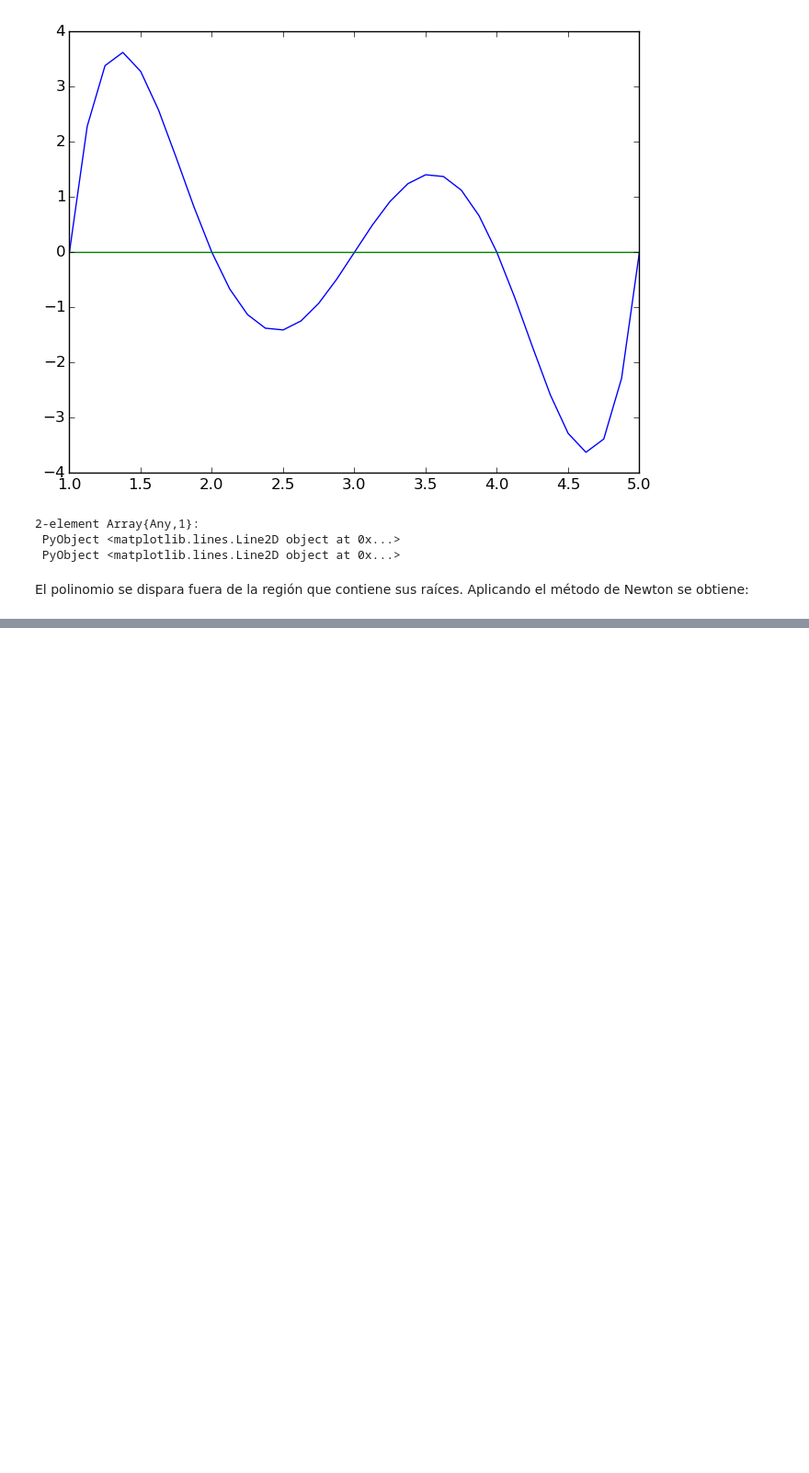
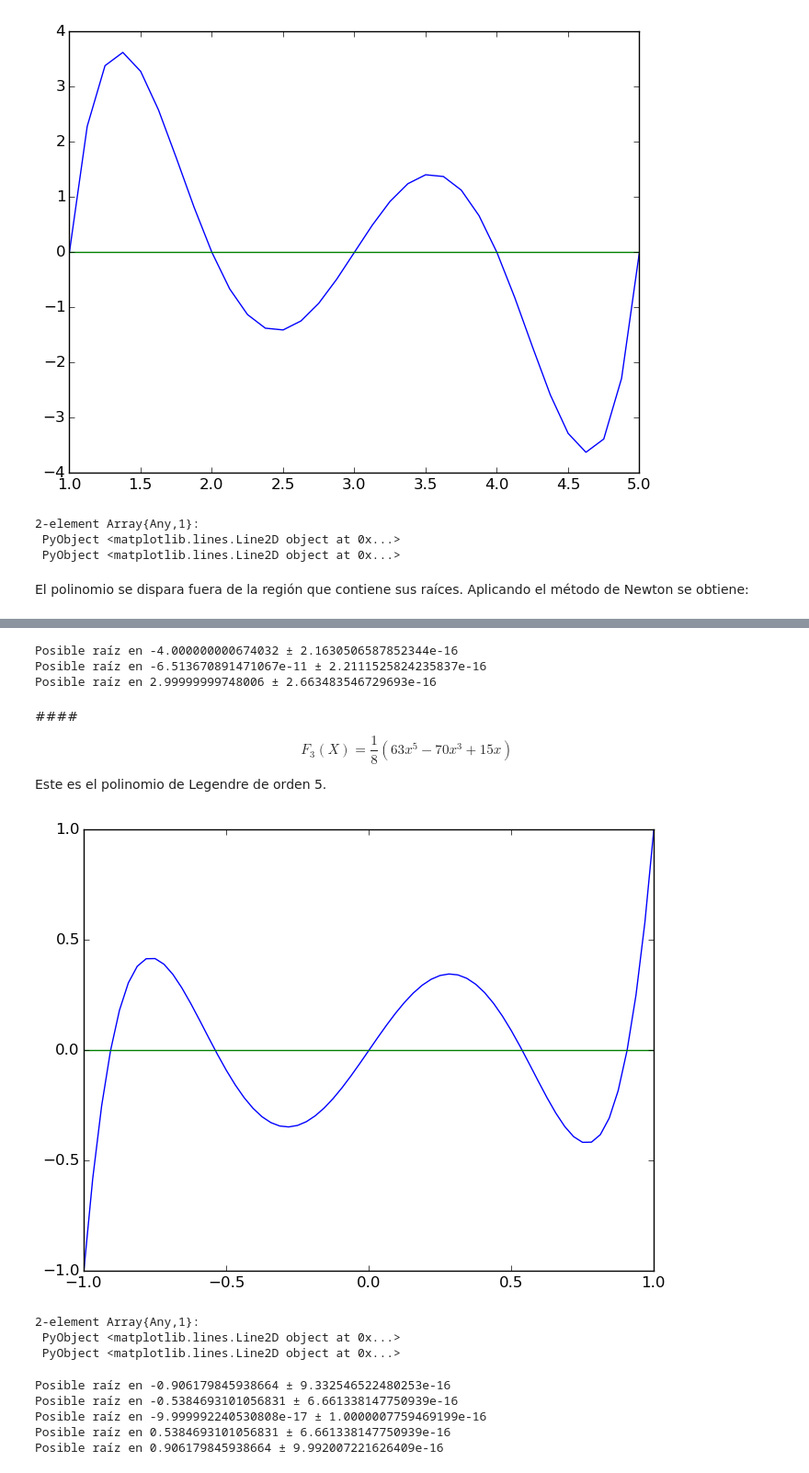
Before and after one commit to TigrisAltaica/ProyectoFinal, a Jupyter notebook: Presentacion.ipynb, the cells around one changed output, grey strips where cells are left out. Shown: that part at 92% size. Saved outputs shown, nothing was run; the diff lists cells and outputs as text; code cells hidden in the pictures; blank space fills up the shorter version.

```diff
--- a/Presentacion.ipynb
+++ b/Presentacion.ipynb
@@ -313,0 +317,32 @@ while loading In[6], in expression starting on line 1
+# %%
+metodo_newton_bola(F2,Bola(-1,4),1e-6)
+# %% [output]
+Posible raíz en -4.000000000674032 ± 2.1630506587852344e-16
+Posible raíz en -6.513670891471067e-11 ± 2.2111525824235837e-16
+Posible raíz en 2.99999999748006 ± 2.663483546729693e-16
+# %% [markdown]
+####$$F_3(X)=\frac{1}{8}(63x^5-70x^3+15x)$$
+
+Este es el polinomio de Legendre de orden 5.
+# %%
+F3(x)=(1/8)*(63x^5-70x^3+15x)
+
+X=[-1+i*.03125 for i in 0:64]
+Z=zeros(length(X))
+
+Y3=[F3(x) for x in X]
+
+p3=plot(X,Y3,X,Z)
+# %% [output]
+[figure, added]
+2-element Array{Any,1}:
+ PyObject <matplotlib.lines.Line2D object at 0x...>
+ PyObject <matplotlib.lines.Line2D object at 0x...>
+# %%
+metodo_newton_bola(F3,Bola(0,1.1),1e-3)
+# %% [output]
+Posible raíz en -0.906179845938664 ± 9.332546522480253e-16
+Posible raíz en -0.5384693101056831 ± 6.661338147750939e-16
+Posible raíz en -9.999992240530808e-17 ± 1.0000007759469199e-16
+Posible raíz en 0.5384693101056831 ± 6.661338147750939e-16
+Posible raíz en 0.906179845938664 ± 9.992007221626409e-16
```
Also changed, not shown: parts of 7 cells of this notebook.
